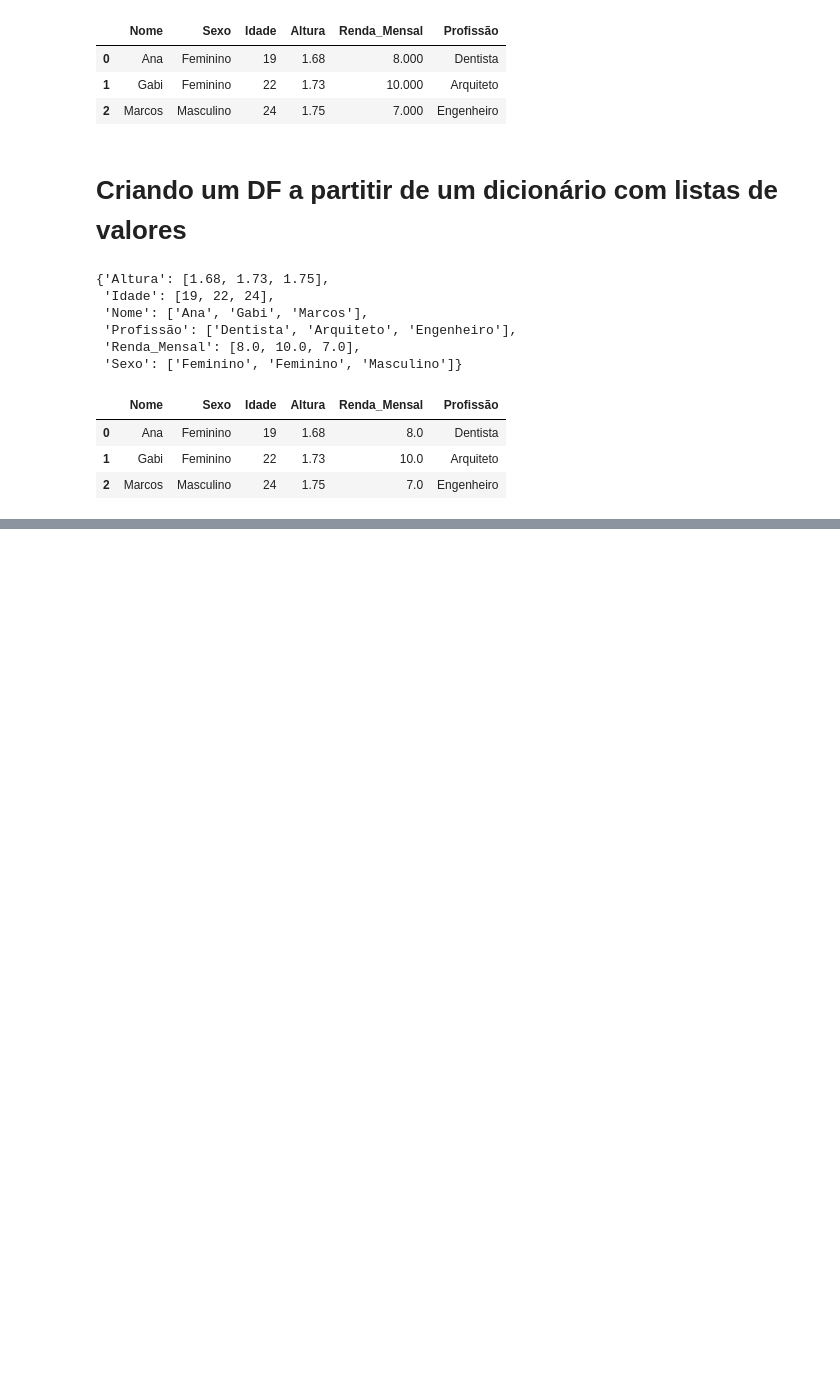
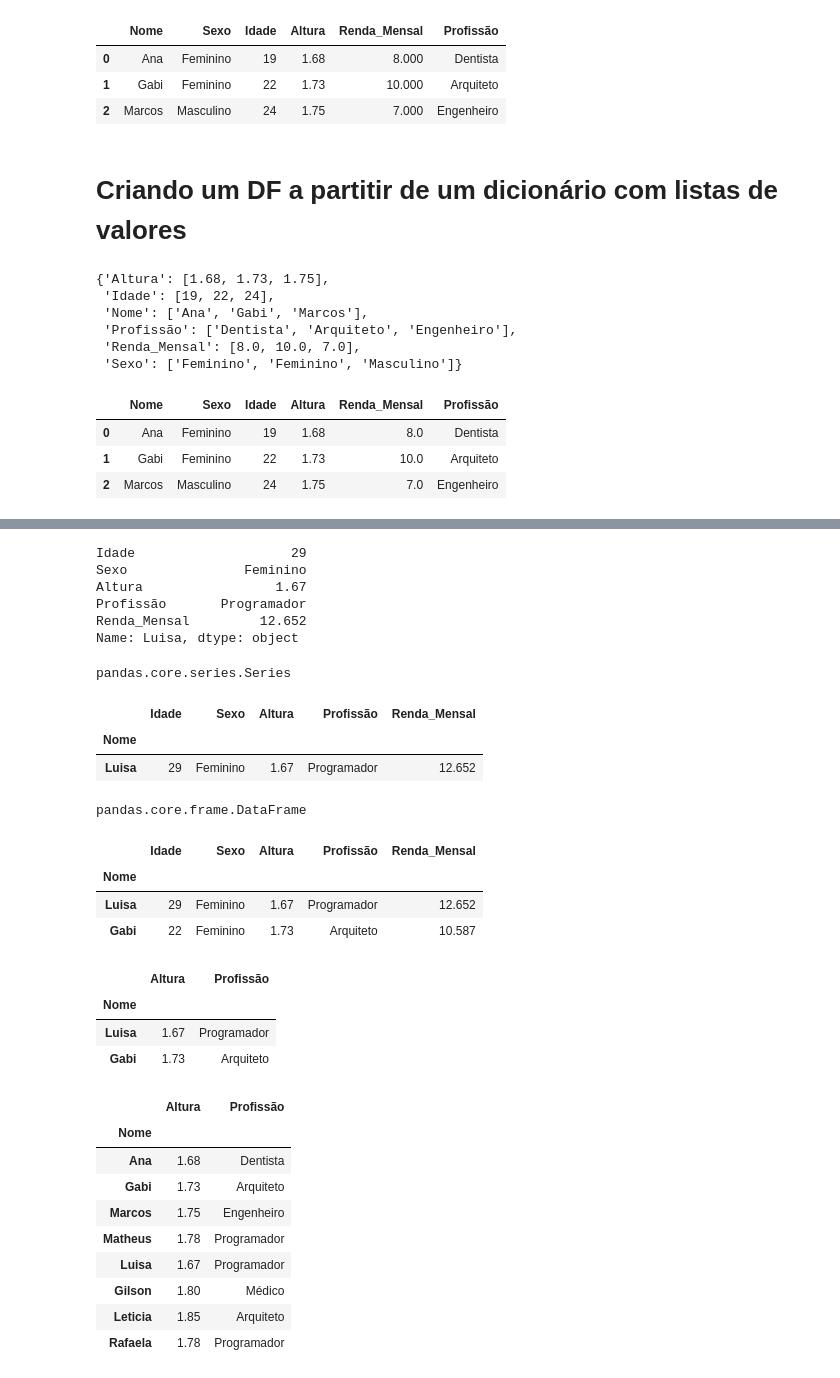
Before and after one commit to Olivierah/Pandas-Package, a Jupyter notebook: Python_para_Data_Science_Introdução_ao__Pandas.ipynb, the cells around one changed output, grey strips where cells are left out. Cells and saved outputs as stored; diff of their text form; code cells hidden in the pictures; blank space fills up the shorter version.

```diff
--- a/Python_para_Data_Science_Introdução_ao__Pandas.ipynb
+++ b/Python_para_Data_Science_Introdução_ao__Pandas.ipynb
@@ -773,0 +822,67 @@ dados_teste
+# %%
+# Nomrlamente o index é uma sequência numérica, mas como fizemos as alterações anteriormente, nosso index é a coluna 'nome'
+# Então, nesse caso, devemos passar o nome, esse será o nosso rótulo.
+
+dadosInfo.loc['Luisa']
+# %% [output]
+Idade                    29
+Sexo               Feminino
+Altura                 1.67
+Profissão       Programador
+Renda_Mensal         12.652
+Name: Luisa, dtype: object
+# %%
+type(dadosInfo.loc['Luisa'])
+# %% [output]
+pandas.core.series.Series
+# %%
+# Lembrando que para que ele retorne um DF devemos passar dois colchetes
+
+dadosInfo.loc[['Luisa']]
+# %% [output]
+|  | Idade | Sexo | Altura | Profissão | Renda_Mensal |
+| Nome |  |  |  |  |  |
+| Luisa | 29 | Feminino | 1.67 | Programador | 12.652 |
+# %%
+type(dadosInfo.loc[['Luisa']])
+# %% [output]
+pandas.core.frame.DataFrame
+# %%
+# Também podemos acessar mais de uma coluna
+
+dadosInfo.loc[['Luisa', 'Gabi']]
+# %% [output]
+|  | Idade | Sexo | Altura | Profissão | Renda_Mensal |
+| Nome |  |  |  |  |  |
+| Luisa | 29 | Feminino | 1.67 | Programador | 12.652 |
+| Gabi | 22 | Feminino | 1.73 | Arquiteto | 10.587 |
+# %%
+# Também podemos filtrar, além das colunas, as linhas que queremos ver.
+# Vamos selecionar os nomes 'Gabi' e 'Luisa' e também suas respectivas alturas e profissões.
+
+# Lembrando que devemos passar peimrio as linhas que queremos e depois informar as colunas.
+
+dadosInfo.loc[['Luisa', 'Gabi'],['Altura','Profissão']]
+# %% [output]
+|  | Altura | Profissão |
+| Nome |  |  |
+| Luisa | 1.67 | Programador |
+| Gabi | 1.73 | Arquiteto |
+# %%
+# Caso você queira selecionar todas as linhas, mas esteja interessado em apenas algumas colunas específicas,
+# o padrão 'linha' e 'coluna' deve ser respeitado. Veja um exemplo abaixo.
+
+# Utilize ':' sem os colchetes para selecionar todas as linhas.
+
+dadosInfo.loc[:,['Altura', 'Profissão']]
+# %% [output]
+|  | Altura | Profissão |
+| Nome |  |  |
+| Ana | 1.68 | Dentista |
+| Gabi | 1.73 | Arquiteto |
+| Marcos | 1.75 | Engenheiro |
+| Matheus | 1.78 | Programador |
+| Luisa | 1.67 | Programador |
+| Gilson | 1.80 | Médico |
+| Leticia | 1.85 | Arquiteto |
+| Rafaela | 1.78 | Programador |
```
Also changed, not shown: parts of 19 cells of this notebook.
